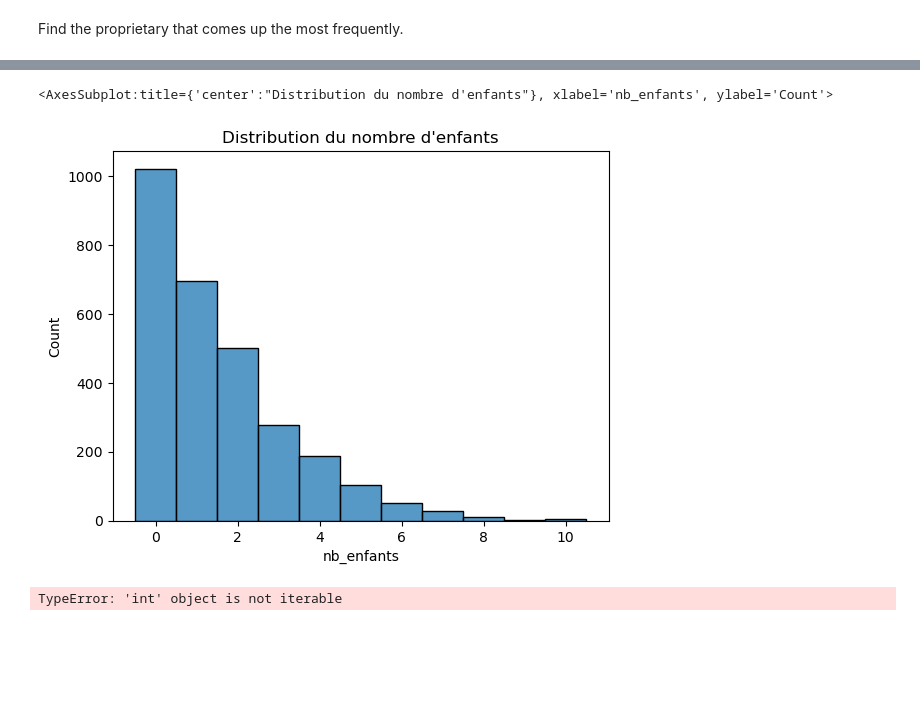
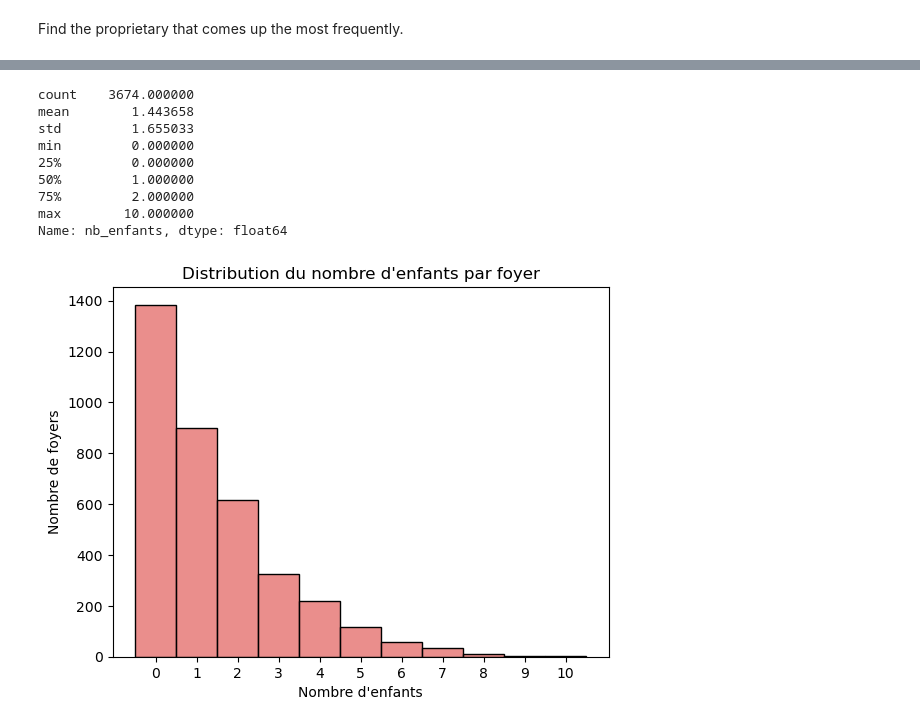
Before and after one commit to ozan-guven/HUM-450-Project, a Jupyter notebook: rec_1832.ipynb, the cells around one changed output, grey strips where cells are left out. Drawn from its saved outputs; the diff is of its cells as text; code cells hidden in the pictures; blank space fills up the shorter version.

```diff
--- a/rec_1832.ipynb
+++ b/rec_1832.ipynb
@@ -391,7 +397,5 @@ Number of children:
 # %%
-def count_children(s: str) -> int:
+def count_person(s: str) -> int:
     if s == '·' or s == '.':
         return 0
     return s.count("|") + 1
-
-df_new["nb_enfants"] = df_new.enfants_dans_la_commune_prenom.apply(count_children)
@@ -416,6 +402,23 @@ sns.histplot(data=df_new, x="chef_annee_naissance", bins=30)
+# %%
+df["nb_enfants"] = df.enfants_dans_la_commune_prenom.apply(count_person)
+# %%
+df.nb_enfants.describe()
+# %% [output]
+count    3674.000000
+mean        1.443658
+std         1.655033
+min         0.000000
+25%         0.000000
+50%         1.000000
+75%         2.000000
+max        10.000000
+Name: nb_enfants, dtype: float64
 # %%
-plt.title("Distribution du nombre d'enfants")
-sns.histplot(data=df_new, x="nb_enfants", discrete=True)
+plt.title("Distribution du nombre d'enfants par foyer")
+sns.histplot(data=df, x="nb_enfants", discrete=True, color="#e36866")
+plt.ylabel("Nombre de foyers")
+plt.xlabel("Nombre d'enfants")
+plt.xticks(range(0, 11))
+plt.show()
 # %% [output]
-<AxesSubplot:title={'center':"Distribution du nombre d'enfants"}, xlabel='nb_enfants', ylabel='Count'>
-[figure, old version]
+[figure, new version]
@@ -425,4 +424,0 @@ import scipy
-# %%
-sm.qqplot(df_new.nb_enfants, line='45', dist=scipy.stats.poisson.stats, distargs=5)
-# %% [output]
-TypeError: 'int' object is not iterable
```
Also changed, not shown: parts of 56 cells of this notebook.
